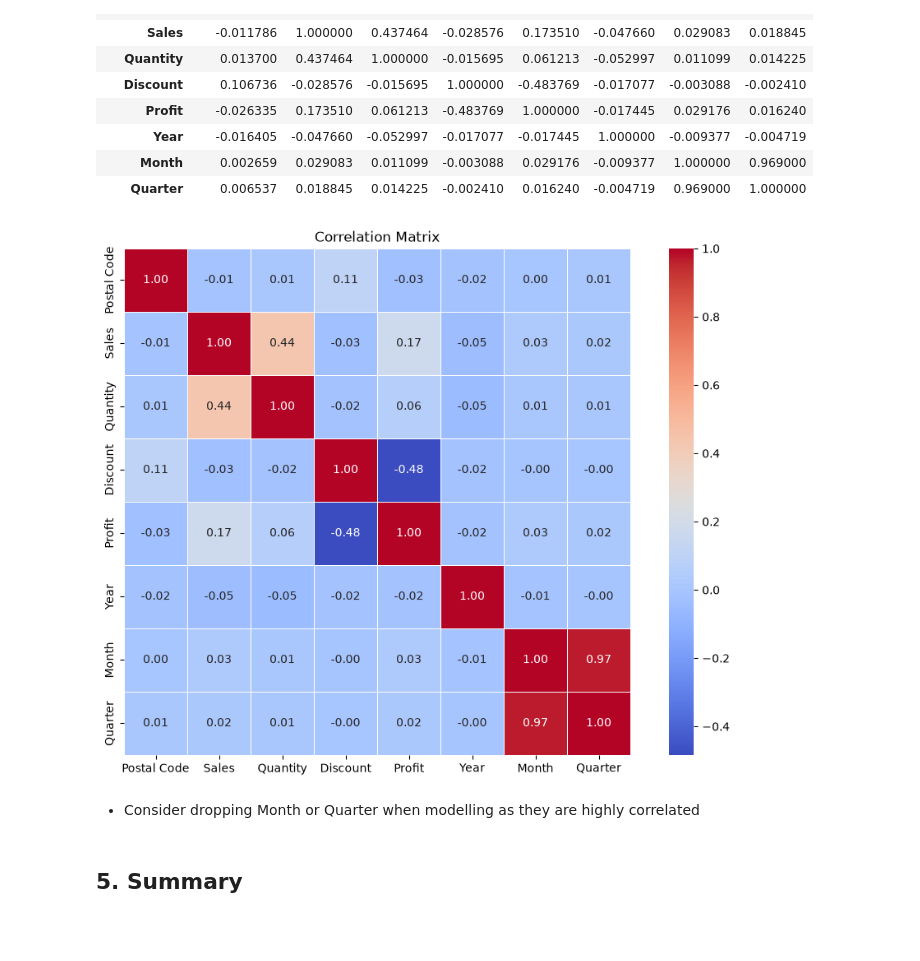
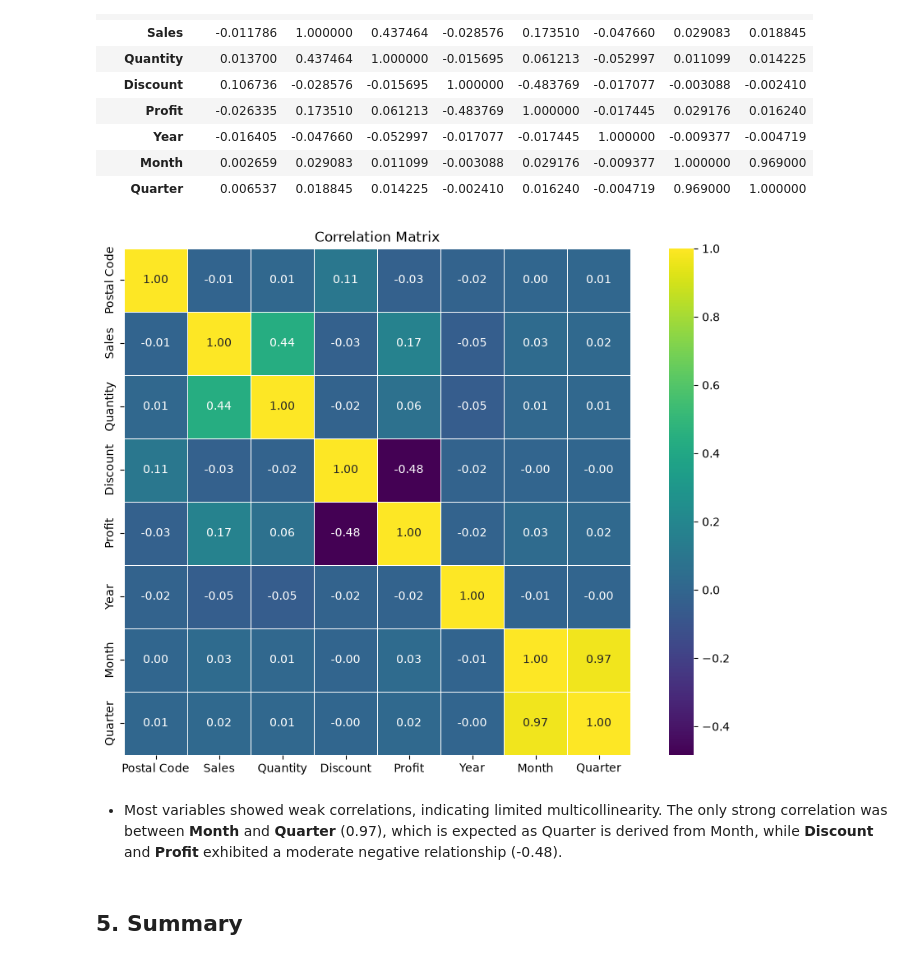
Before and after one commit to Ivy219/2026-Phase-2-Data-Science-IvyTANG, a Jupyter notebook: Part1/part1-submission.ipynb, the cells around one changed output. Saved outputs shown, nothing was run; the diff lists cells and outputs as text; code cells hidden in the pictures; blank space fills up the shorter version.

```diff
--- a/Part1/part1-submission.ipynb
+++ b/Part1/part1-submission.ipynb
@@ -53 +80,18 @@ The number of duplicate records is: 0
+# %%
+# Make sure all identifier variables are converted to strings
+# Identifier variables: Row ID, Order ID, Customer ID, Postal Code, Product ID;
+# Date variables: Order Date, Ship Date;
+# Categorical variables: Ship Mode,Customer Name, Segment, Country, City, State, Region,
+# Category, Sub-Category, Product Name;
+# Numerical variables: Sales, Quantity, Discount, Profit
+
+id_columns = [
+    'Row ID',
+    'Postal Code'
+]
+xsales_data[id_columns] = xsales_data[id_columns].astype(str)
+
+# Convert date columns to datetime
+date_columns = ['Order Date', 'Ship Date']
+xsales_data[date_columns] = xsales_data[date_columns].apply(pd.to_datetime)
 # %% [markdown]
@@ -55,6 +99,4 @@ The number of duplicate records is: 0
 # %%
-xsales_data['Order Date'] = pd.to_datetime(xsales_data['Order Date'])
-xsales_data['Ship Date'] = pd.to_datetime(xsales_data['Ship Date'])
 print('Data covers from {} to {}'.format(xsales_data['Order Date'].min(), xsales_data['Order Date'].max()))
 # %% [output]
 Data covers from 2014-01-06 00:00:00 to 2017-12-30 00:00:00
@@ -426,21 +479,21 @@ correlation_matrix
 # %%
 # Visualize the correlation matrix using a heatmap
 plt.figure(figsize=(12, 8))
 sns.heatmap(
     correlation_matrix,
     annot=True,
     fmt=".2f",
-    cmap='coolwarm',
+    cmap='viridis',
     cbar=True,
     square=True,
     linewidths=0.5
 )
 plt.title("Correlation Matrix")
 plt.show()
 # %% [output]
-[figure, old version]
+[figure, new version]
-# %% [markdown]
-* Consider dropping Month or Quarter when modelling as they are highly correlated
+# %% [markdown]
+* Most variables showed weak correlations, indicating limited multicollinearity. The only strong correlation was between **Month** and **Quarter** (0.97), which is expected as Quarter is derived from Month, while **Discount** and **Profit** exhibited a moderate negative relationship (-0.48).
 # %% [markdown]
 ## 5. Summary
 # %% [markdown]
```
Also changed, not shown: parts of 31 cells of this notebook.
